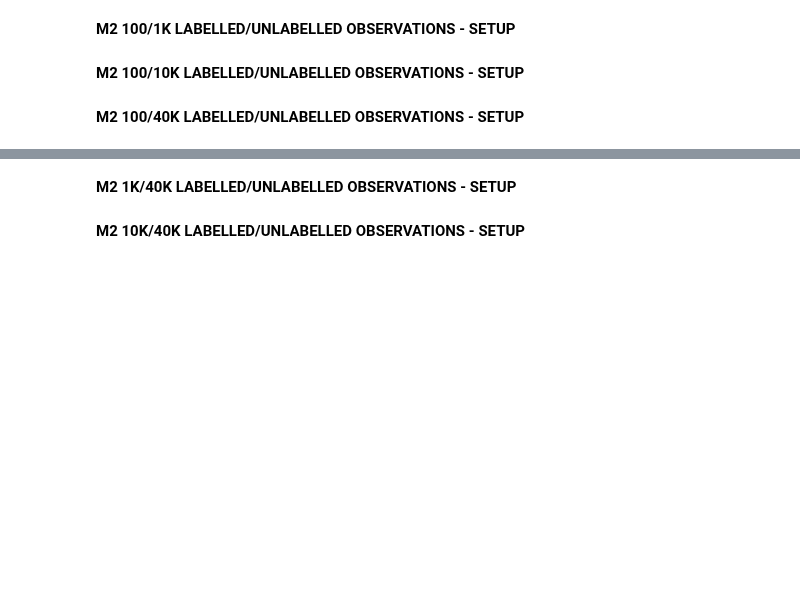
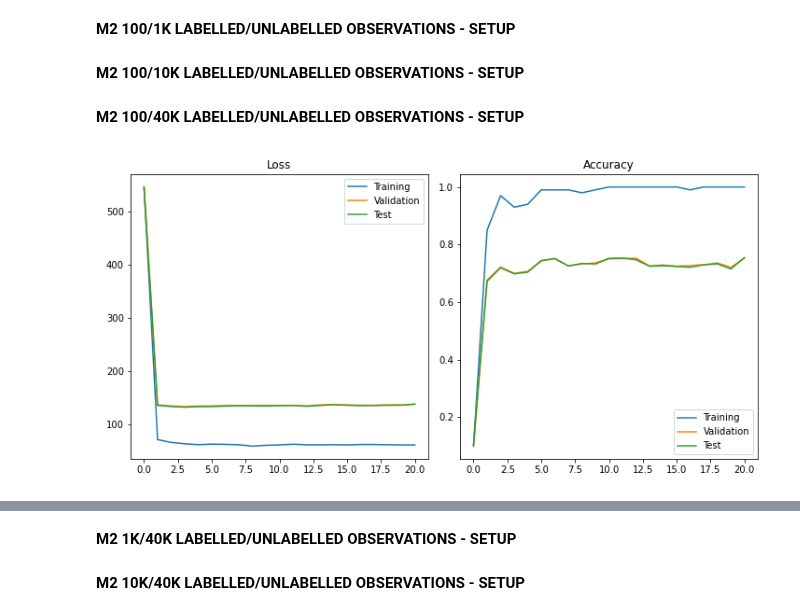
Before and after one commit to MrGorkajuice/DTU_VAE, a Jupyter notebook: VAE_Eksamen.ipynb, the cells around one changed output, grey strips where cells are left out. Cells and saved outputs as stored; diff of their text form; code cells hidden in the pictures; blank space fills up the shorter version.

Commit message:
Retraining
M2 models retrained with bugfix (using unlabelled data as labelled)
M1 models retrained with 5-dimensional latent space

```diff
--- a/VAE_Eksamen.ipynb
+++ b/VAE_Eksamen.ipynb
@@ -1263,3 +1263,37 @@ fn = "m2_class_100_labelled_10k_unlabelled.pt"
 loader_setup(labelled_size=100, unlabelled_size=40000)
 epochs = 20
 fn = "m2_class_100_labelled_40k_unlabelled.pt"
+# %%
+%%time
+use_saved_models = False
+# Instantiate VAE
+sample = binarized_mnist_train_data.__getitem__(22)[0]
+M2_instance = M2_VAE(input_shape = sample.flatten().shape,
+                     latent_features = 34,
+                     classes = 10,
+                     hidden_layers_preclass = [300],
+                     hidden_layers_postclass = [200],
+                     hidden_layers_classification = [500, 250],
+                     hidden_layers_decoder = [200, 400],
+                     dropout = 0.9)
+# Instantiate trainer
+trainer = M2_VAE_Trainer(M2_instance,
+                         binarized_mnist_train_loader_labelled,
+                         binarized_mnist_train_loader_unlabelled,
+                         binarized_mnist_train_loader_validation,
+                         binarized_mnist_test_loader,
+                         5,
+                         0.5)
+# Training
+if use_saved_models and os.path.isfile(fn):
+    M2_instance.load_state_dict(torch.load(fn))
+    print("Loaded model from %s" % fn)
+    trainer.test()
+else:
+    trainer.test()
+    for i in range(epochs):
+        trainer.train()
+        trainer.test()
+    torch.save(M2_instance.state_dict(), fn)
+# %% [output]
+[figure, added]
```
Also changed, not shown: parts of 36 cells of this notebook, 21 other files.
